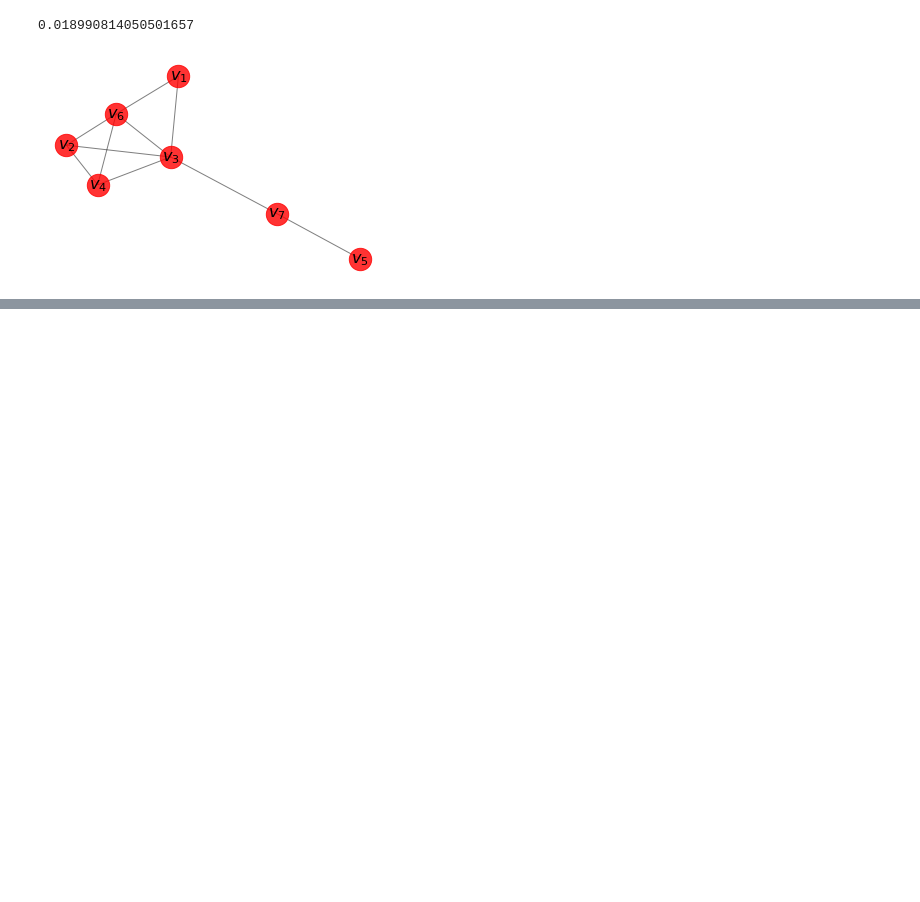
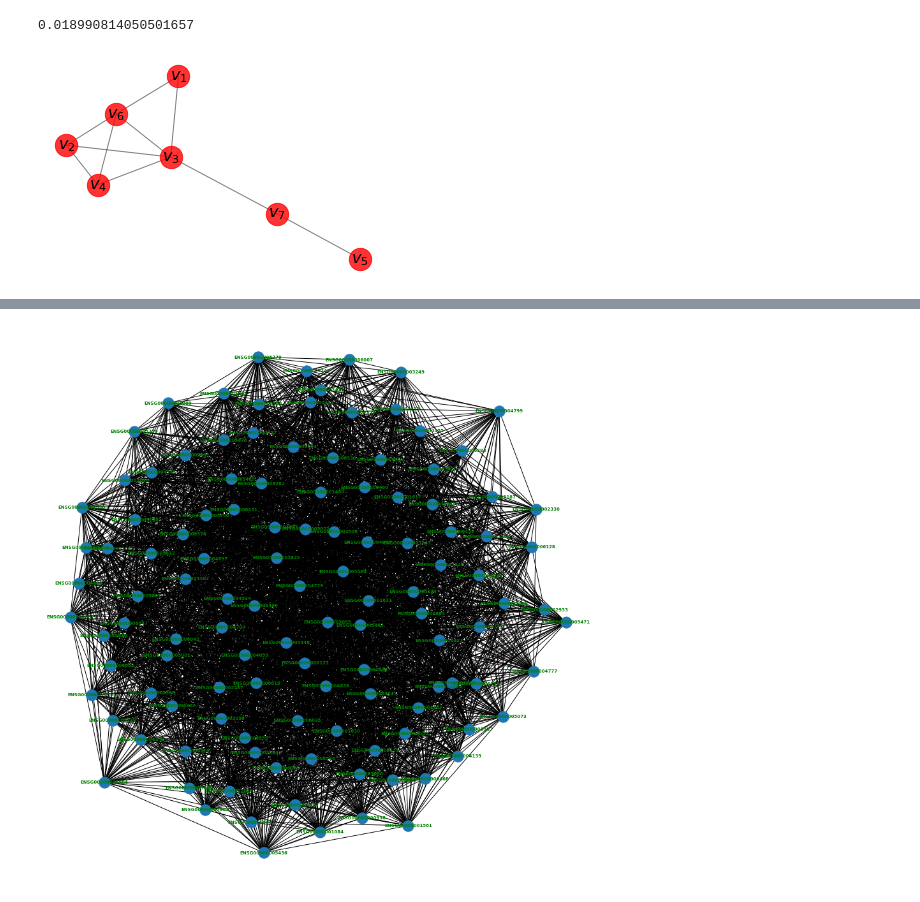
Before and after one commit to Alejandro1848/SGT-in-cancer-GRN, a Jupyter notebook: PlotGraphWithLabeledVertices.ipynb, the cells around one changed output, grey strips where cells are left out. Drawn from its saved outputs; the diff is of its cells as text; code cells hidden in the pictures; blank space fills up the shorter version.

```diff
--- a/PlotGraphWithLabeledVertices.ipynb
+++ b/PlotGraphWithLabeledVertices.ipynb
@@ -119,0 +169,4 @@ plt_gph_with_vert_lab(A,7)
+# %%
+plt_with_label(A,120)
+# %% [output]
+[figure, added]
```
Also changed, not shown: parts of 7 cells of this notebook.
